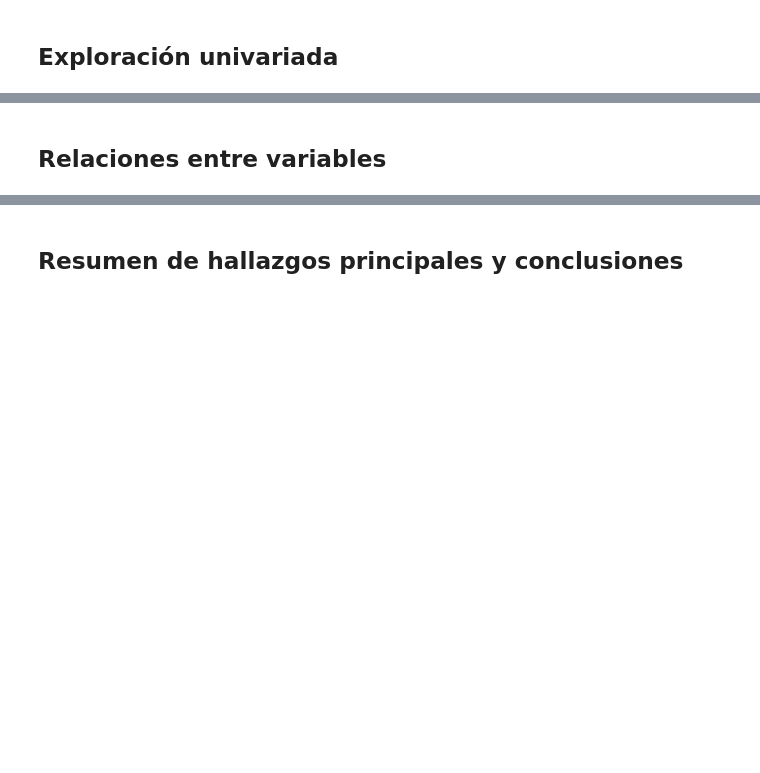
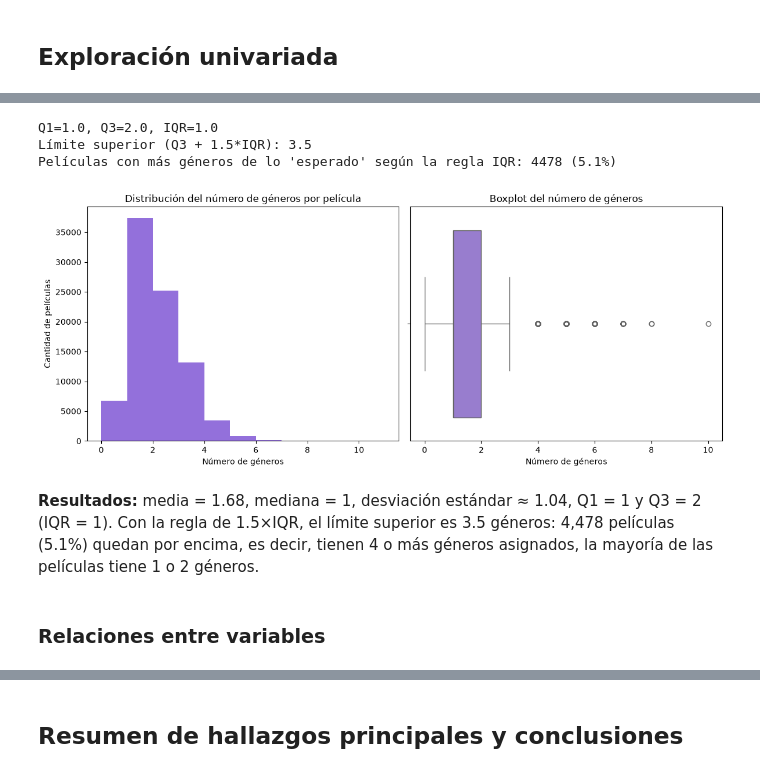
Before and after one commit to AndresCalderonRamirez/Parcial-DIGD, a Jupyter notebook: notebooks/exploration/main/movies.ipynb, the cells around one changed output, grey strips where cells are left out. Drawn from its saved outputs; the diff is of its cells as text; code cells hidden in the pictures; blank space fills up the shorter version.

```diff
--- a/notebooks/exploration/main/movies.ipynb
+++ b/notebooks/exploration/main/movies.ipynb
@@ -25,2 +234,33 @@ movies = utils_.get_genre_columns(movies)
+# %%
+q1, q3 = movies['num_generos'].quantile([0.25, 0.75])
+iqr = q3 - q1
+limite_superior = q3 + 1.5 * iqr
+outliers = movies[movies['num_generos'] > limite_superior]
+
+print(f"Q1={q1}, Q3={q3}, IQR={iqr}")
+print(f"Límite superior (Q3 + 1.5*IQR): {limite_superior}")
+print(f"Películas con más géneros de lo 'esperado' según la regla IQR: {len(outliers)} ({len(outliers)/len(movies)*100:.1f}%)")
+# %% [output]
+Q1=1.0, Q3=2.0, IQR=1.0
+Límite superior (Q3 + 1.5*IQR): 3.5
+Películas con más géneros de lo 'esperado' según la regla IQR: 4478 (5.1%)
+# %%
+fig, axes = plt.subplots(1, 2, figsize=(12, 5))
+
+movies['num_generos'].plot(kind='hist', bins=range(0, 12), color='mediumpurple', ax=axes[0])
+axes[0].set_xlabel('Número de géneros')
+axes[0].set_ylabel('Cantidad de películas')
+axes[0].set_title('Distribución del número de géneros por película')
+
+sns.boxplot(x=movies['num_generos'], color='mediumpurple', ax=axes[1])
+axes[1].set_xlabel('Número de géneros')
+axes[1].set_title('Boxplot del número de géneros')
+
+plt.tight_layout()
+plt.show()
+# %% [output]
+[figure, added]
+# %% [markdown]
+**Resultados:** media = 1.68, mediana = 1, desviación estándar ≈ 1.04, Q1 = 1 y Q3 = 2 (IQR = 1). Con la regla de 1.5×IQR, el límite superior es 3.5 géneros: 4,478 películas (5.1%) quedan por encima, es decir, tienen 4 o más géneros asignados, la mayoría de las películas tiene 1 o 2 géneros.
 # %% [markdown]
-## Relaciones entre variables
+### Relaciones entre variables
```
Also changed, not shown: parts of 33 cells of this notebook, 1 other file.
